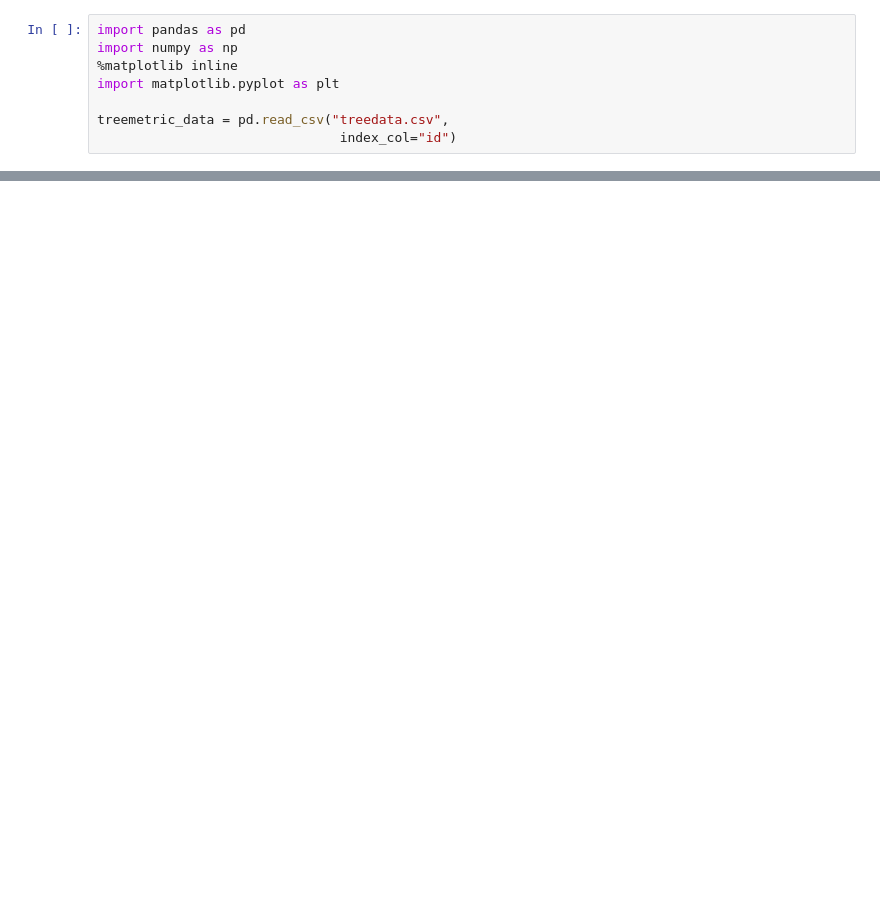
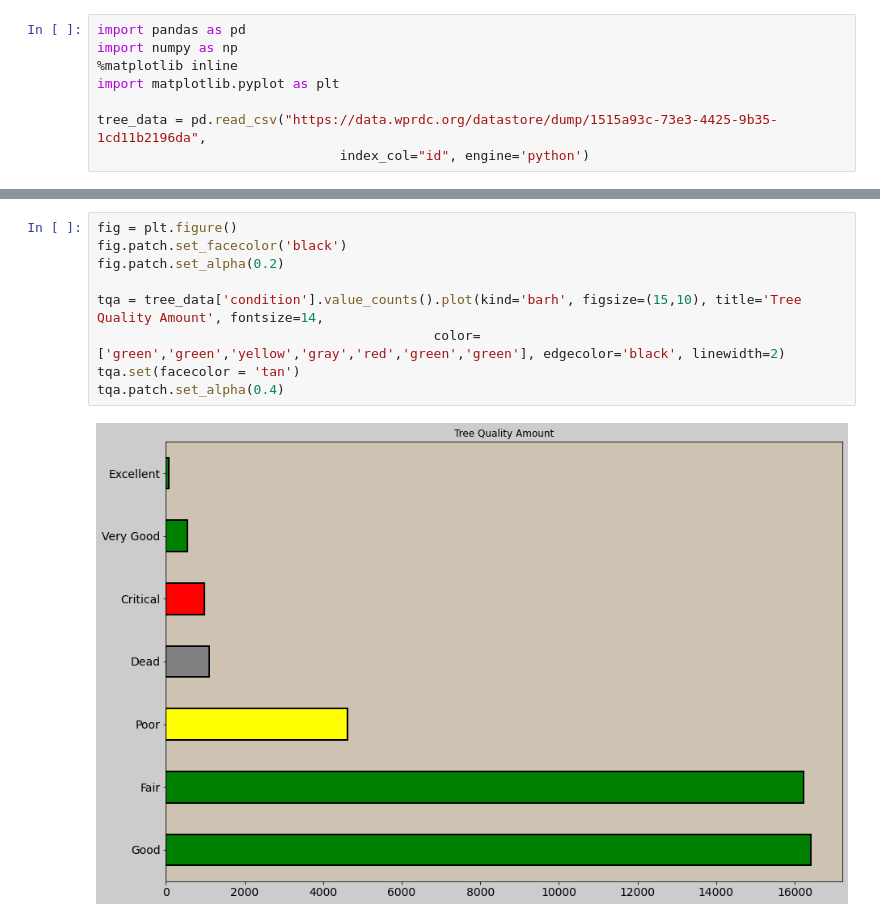
Before and after one commit to ColeEichner/Data-Wizards-Final, a Jupyter notebook: sgi2/treesmetric.ipynb, the cells around one changed output, grey strips where cells are left out. Saved outputs shown, nothing was run; the diff lists cells and outputs as text; blank space fills up the shorter version.

Commit message:
wip tree
added

```diff
--- a/sgi2/treesmetric.ipynb
+++ b/sgi2/treesmetric.ipynb
@@ -4,5 +4,5 @@ import numpy as np
 %matplotlib inline
 import matplotlib.pyplot as plt
 
-treemetric_data = pd.read_csv("treedata.csv",
-                               index_col="id")
+tree_data = pd.read_csv("https://data.wprdc.org/datastore/dump/1515a93c-73e3-4425-9b35-1cd11b2196da",
+                               index_col="id", engine='python')
@@ -40,0 +28,11 @@ Text(0.5, 1.0, 'Conditions of trees in Pittsburgh')
+# %%
+fig = plt.figure()
+fig.patch.set_facecolor('black')
+fig.patch.set_alpha(0.2)
+
+tqa = tree_data['condition'].value_counts().plot(kind='barh', figsize=(15,10), title='Tree Quality Amount', fontsize=14,
+                                           color=['green','green','yellow','gray','red','green','green'], edgecolor='black', linewidth=2)
+tqa.set(facecolor = 'tan')
+tqa.patch.set_alpha(0.4)
+# %% [output]
+[figure, added]
```
Also changed, not shown: parts of 9 cells of this notebook.
